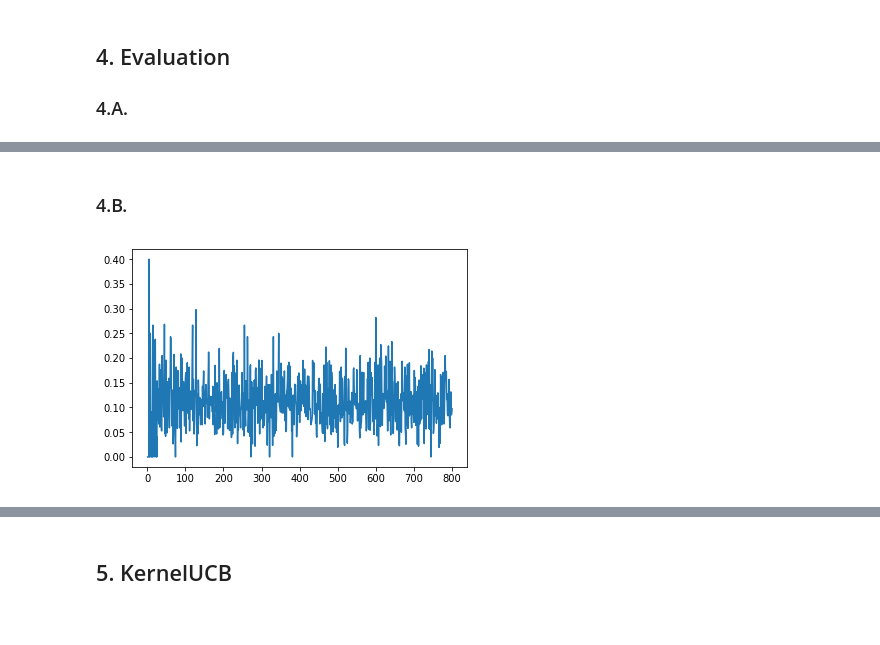
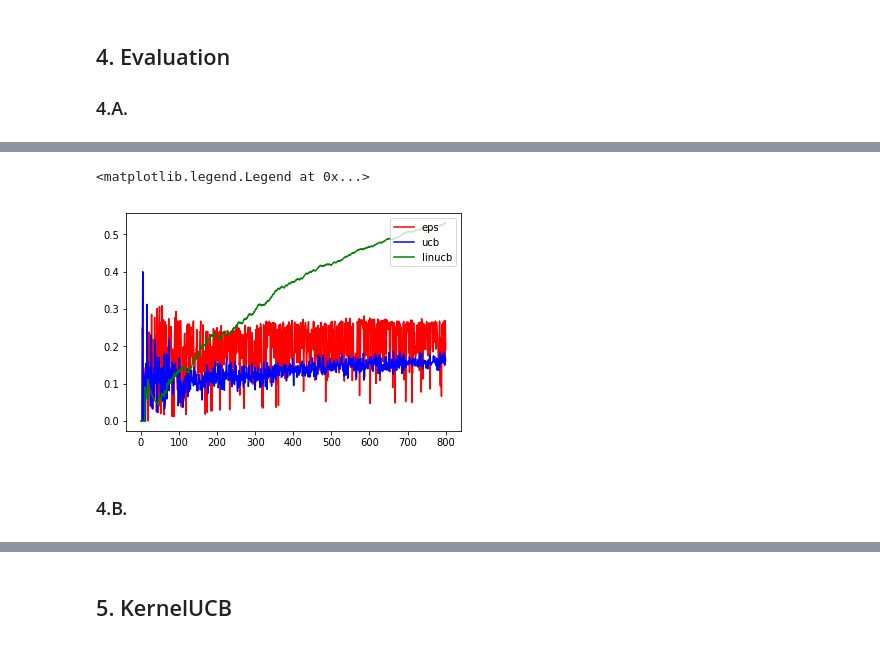
Before and after one commit to youshaox/COMP90051-project2, a Jupyter notebook: youshaox.ipynb, the cells around one changed output, grey strips where cells are left out. Cells and saved outputs as stored; diff of their text form; code cells hidden in the pictures.

```diff
--- a/youshaox.ipynb
+++ b/youshaox.ipynb
@@ -391,11 +412,14 @@ for number_of_trail in number_of_trails:
+# %%
+# Answer
+fig = plt.figure()
+ax = plt.axes()
+x = np.linspace(1, 800, 800)
+ax.plot(x, result_mab_eps, 'r', label='eps')
+ax.plot(x, result_mab_ucb, 'b', label='ucb')
+ax.plot(x, result_mab_linucb, 'g', label='linucb')
+ax.legend(loc='upper right')
+# %% [output]
+<matplotlib.legend.Legend at 0x...>
+[figure, added]
 # %% [markdown]
 ### 4.B.
-# %%
-fig = plt.figure()
-ax = plt.axes()
-x = np.linspace(1, 800, 800)
-# ax.plot(x, result_mab_eps);
-ax.plot(x, result_mab_ucb);
-ax.plot(x, result_mab_linucb);
-# %% [output]
-[figure, removed]
```
Also changed, not shown: parts of 22 cells of this notebook, 4 other files.
